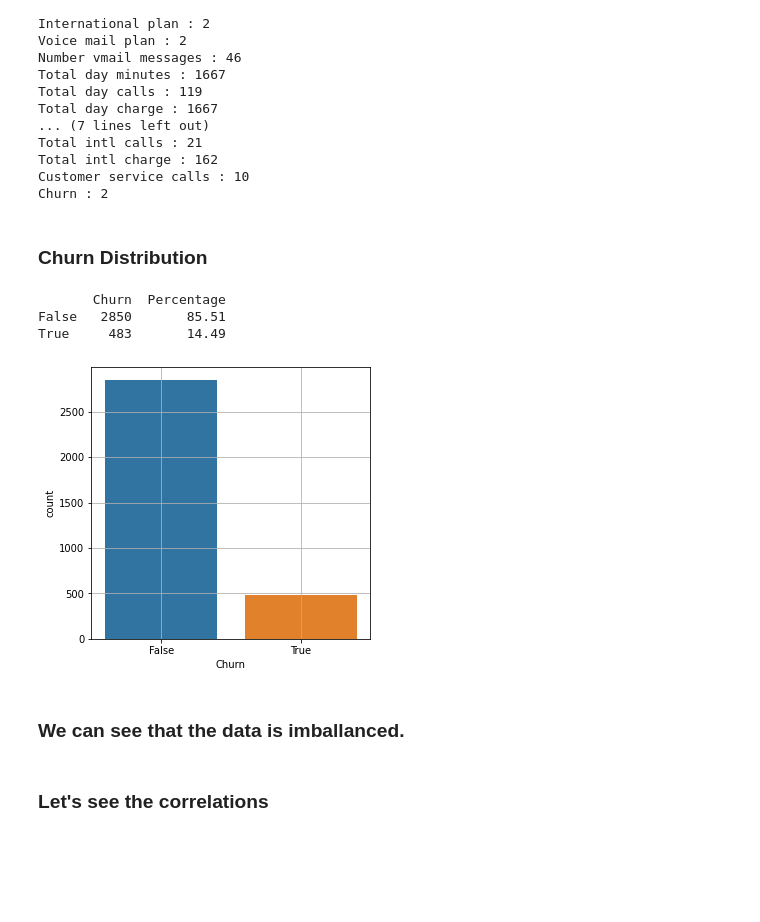
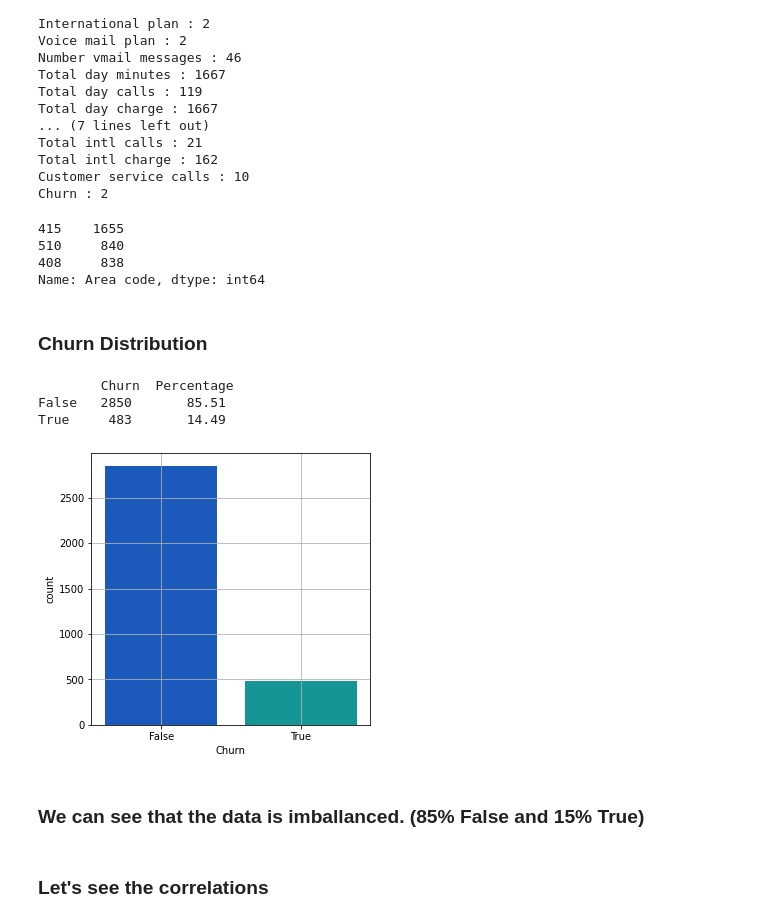
Before and after one commit to SharanKalyan/Customer_Churn_Analysis, a Jupyter notebook: Churn Prediction.ipynb, the cells around one changed output. Saved outputs shown, nothing was run; the diff lists cells and outputs as text; code cells hidden in the pictures; blank space fills up the shorter version.

```diff
--- a/Churn Prediction.ipynb
+++ b/Churn Prediction.ipynb
@@ -95,14 +95,21 @@ Total intl calls : 21
 Total intl charge : 162
 Customer service calls : 10
 Churn : 2
+# %%
+df['Area code'].value_counts(dropna=False)
+# %% [output]
+415    1655
+510     840
+408     838
+Name: Area code, dtype: int64
 # %% [markdown]
 ### Churn Distribution
 # %%
 churn_dist = pd.DataFrame(df['Churn'].value_counts())
 churn_dist['Percentage'] = round(pd.DataFrame(df['Churn'].value_counts(normalize=True))*100,2)
 plt.figure(figsize=(5,5))
-sns.countplot(df['Churn'])
+sns.countplot(df['Churn'],palette='winter')
 plt.grid()
-print(churn_dist)
+print('\n\n',churn_dist,'\n\n')
 plt.show()
 # %% [output]
@@ -110,8 +117,8 @@ plt.show()
 False   2850       85.51
 True     483       14.49
-[figure, old version]
+[figure, new version]
 # %% [markdown]
-### We can see that the data is imballanced.
+### We can see that the data is imballanced. (85% False and 15% True)
 # %% [markdown]
 ### Let's see the correlations
 # %%
```
Also changed, not shown: parts of 16 cells of this notebook.
